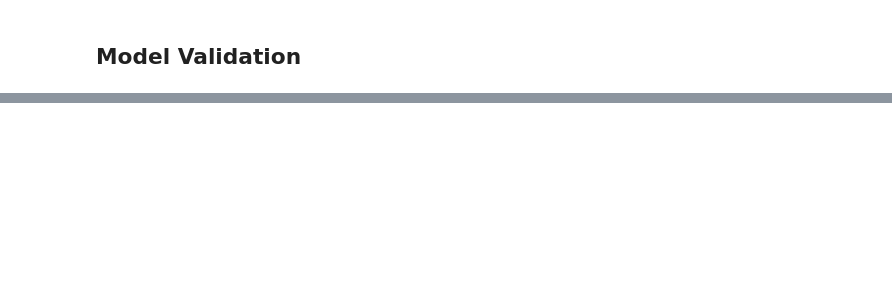
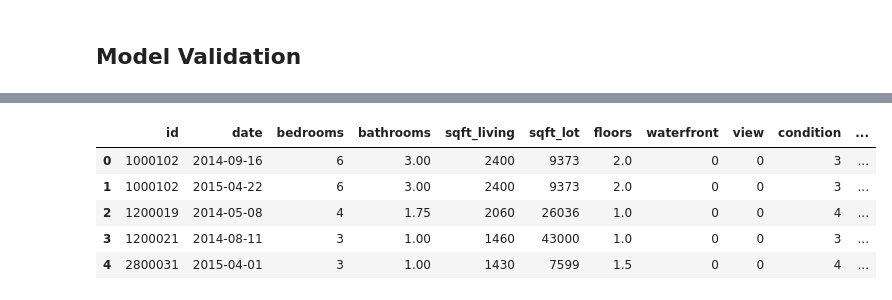
Before and after one commit to SergiGuasch/hangover, a Jupyter notebook: Mid-project 12.ipynb, the cells around one changed output, grey strips where cells are left out. Drawn from its saved outputs; the diff is of its cells as text; code cells hidden in the pictures; blank space fills up the shorter version.

```diff
--- a/Mid-project 12.ipynb
+++ b/Mid-project 12.ipynb
@@ -509,0 +530,11 @@ mean_absolute_error(y_test, preds)
+# %%
+df2=pd.read_excel('regression_data_distance.xls')
+pd.set_option("display.max_columns", None)
+df2.head()
+# %% [output]
+|  | id | date | bedrooms | bathrooms | sqft_living | sqft_lot | floors | waterfront | view | condition | ... |
+| 0 | 1000102 | 2014-09-16 | 6 | 3.00 | 2400 | 9373 | 2.0 | 0 | 0 | 3 | ... |
+| 1 | 1000102 | 2015-04-22 | 6 | 3.00 | 2400 | 9373 | 2.0 | 0 | 0 | 3 | ... |
+| 2 | 1200019 | 2014-05-08 | 4 | 1.75 | 2060 | 26036 | 1.0 | 0 | 0 | 4 | ... |
+| 3 | 1200021 | 2014-08-11 | 3 | 1.00 | 1460 | 43000 | 1.0 | 0 | 0 | 3 | ... |
+| 4 | 2800031 | 2015-04-01 | 3 | 1.00 | 1430 | 7599 | 1.5 | 0 | 0 | 4 | ... |
```
Also changed, not shown: parts of 30 cells of this notebook, 2 other files.
